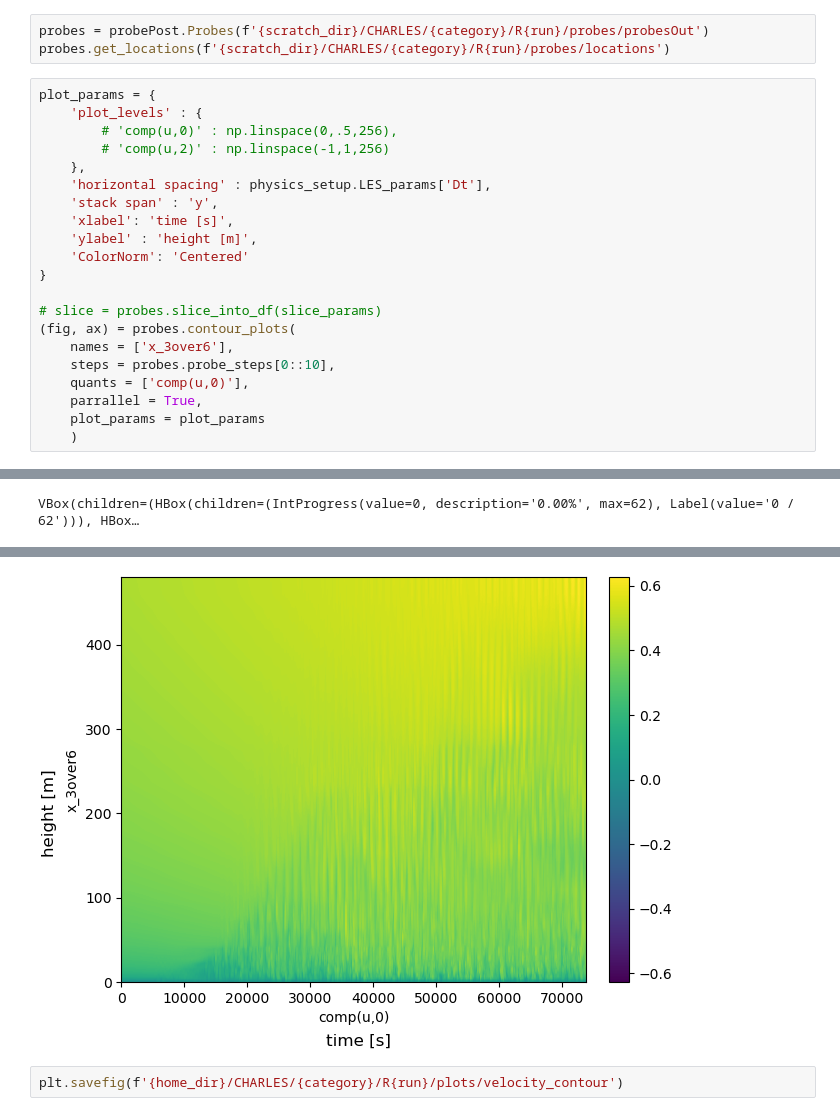
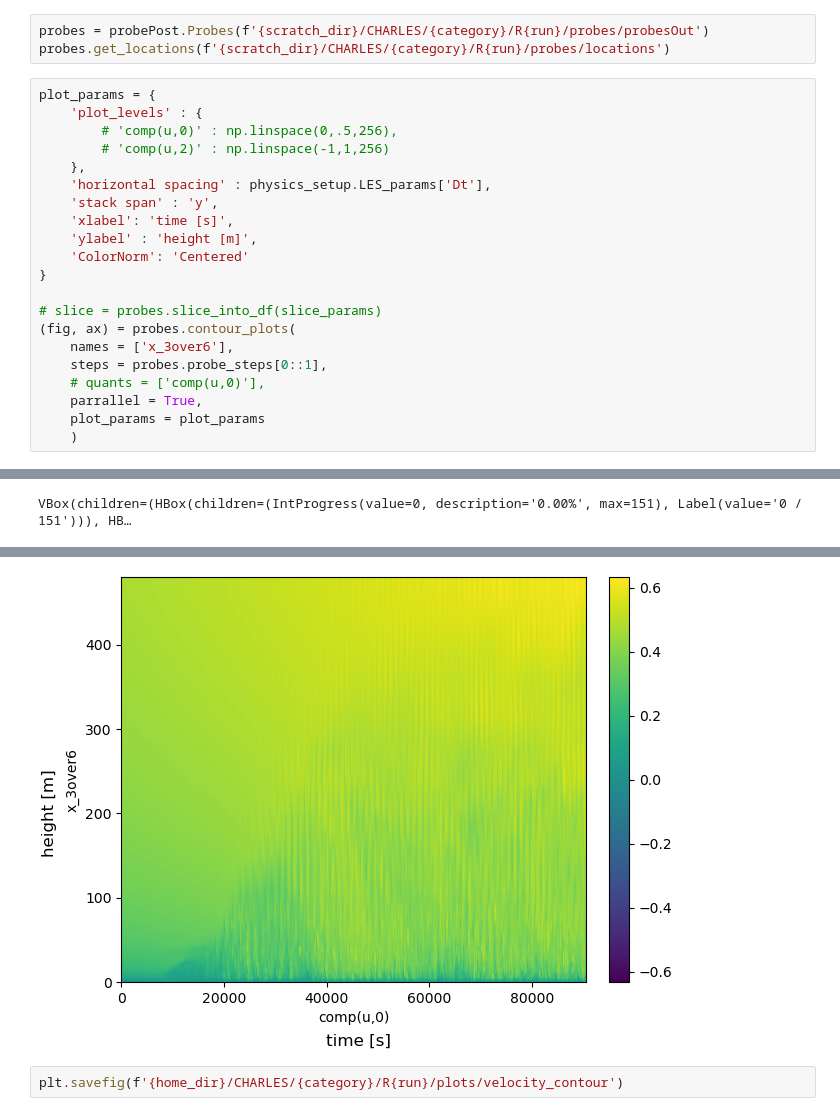
Before and after one commit to nbachand/city_block_cfd, a Jupyter notebook: domain_post-processing.ipynb, the cells around one changed output, grey strips where cells are left out. Cells and saved outputs as stored; diff of their text form.

```diff
--- a/domain_post-processing.ipynb
+++ b/domain_post-processing.ipynb
@@ -87,8 +87,8 @@ plot_params = {
 # slice = probes.slice_into_df(slice_params)
 (fig, ax) = probes.contour_plots(
     names = ['x_3over6'],
-    steps = probes.probe_steps[0::10],
-    quants = ['comp(u,0)'],
+    steps = probes.probe_steps[0::1],
+    # quants = ['comp(u,0)'],
     parrallel = True,
     plot_params = plot_params
     )
@@ -97,3 +97,3 @@ slicing took 0 seconds
 INFO: Pandarallel will run on 12 workers.
 INFO: Pandarallel will use Memory file system to transfer data between the main process and workers.
-VBox(children=(HBox(children=(IntProgress(value=0, description='0.00%', max=62), Label(value='0 / 62'))), HBox…
+VBox(children=(HBox(children=(IntProgress(value=0, description='0.00%', max=151), Label(value='0 / 151'))), HB…
@@ -103,4 +103,4 @@ plotting took 2 seconds
-[figure, old version]
+[figure, new version]
 # %%
 plt.savefig(f'{home_dir}/CHARLES/{category}/R{run}/plots/velocity_contour')
 # %%
```
Also changed, not shown: parts of 3 cells of this notebook, 5 other files.
